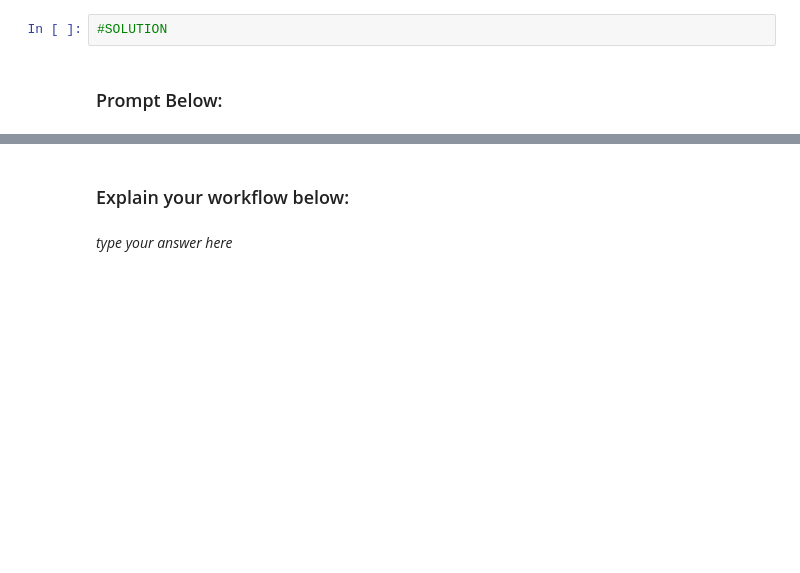
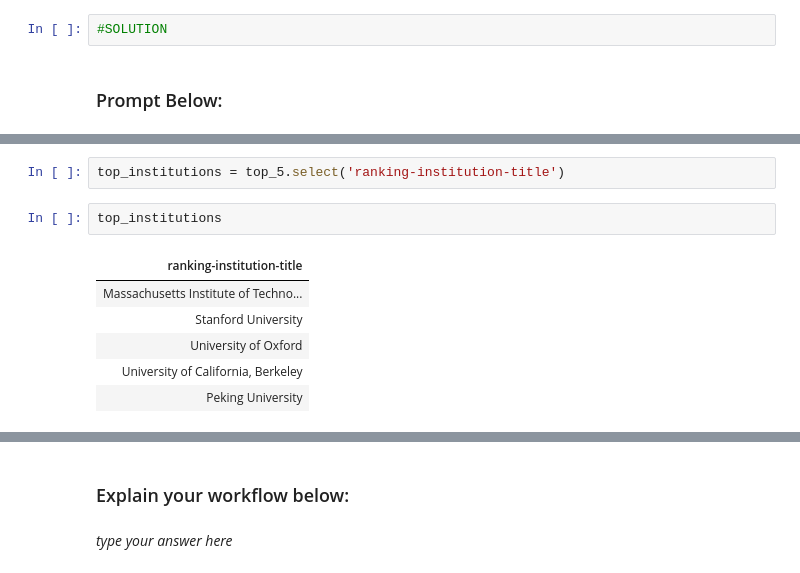
Before and after one commit to ucsb-ds/cmpsc5a-s25-students, a Jupyter notebook: labs/lab02/lab02.ipynb, the cells around one changed output, grey strips where cells are left out. Cells and saved outputs as stored; diff of their text form; blank space fills up the shorter version.

```diff
--- a/labs/lab02/lab02.ipynb
+++ b/labs/lab02/lab02.ipynb
@@ -29,0 +135,11 @@ ranking.show(10)
+# %%
+top_institutions = top_5.select('ranking-institution-title')
+# %%
+top_institutions
+# %% [output]
+| ranking-institution-title |
+| Massachusetts Institute of Techno... |
+| Stanford University |
+| University of Oxford |
+| University of California, Berkeley |
+| Peking University |
```
Also changed, not shown: parts of 10 cells of this notebook.
